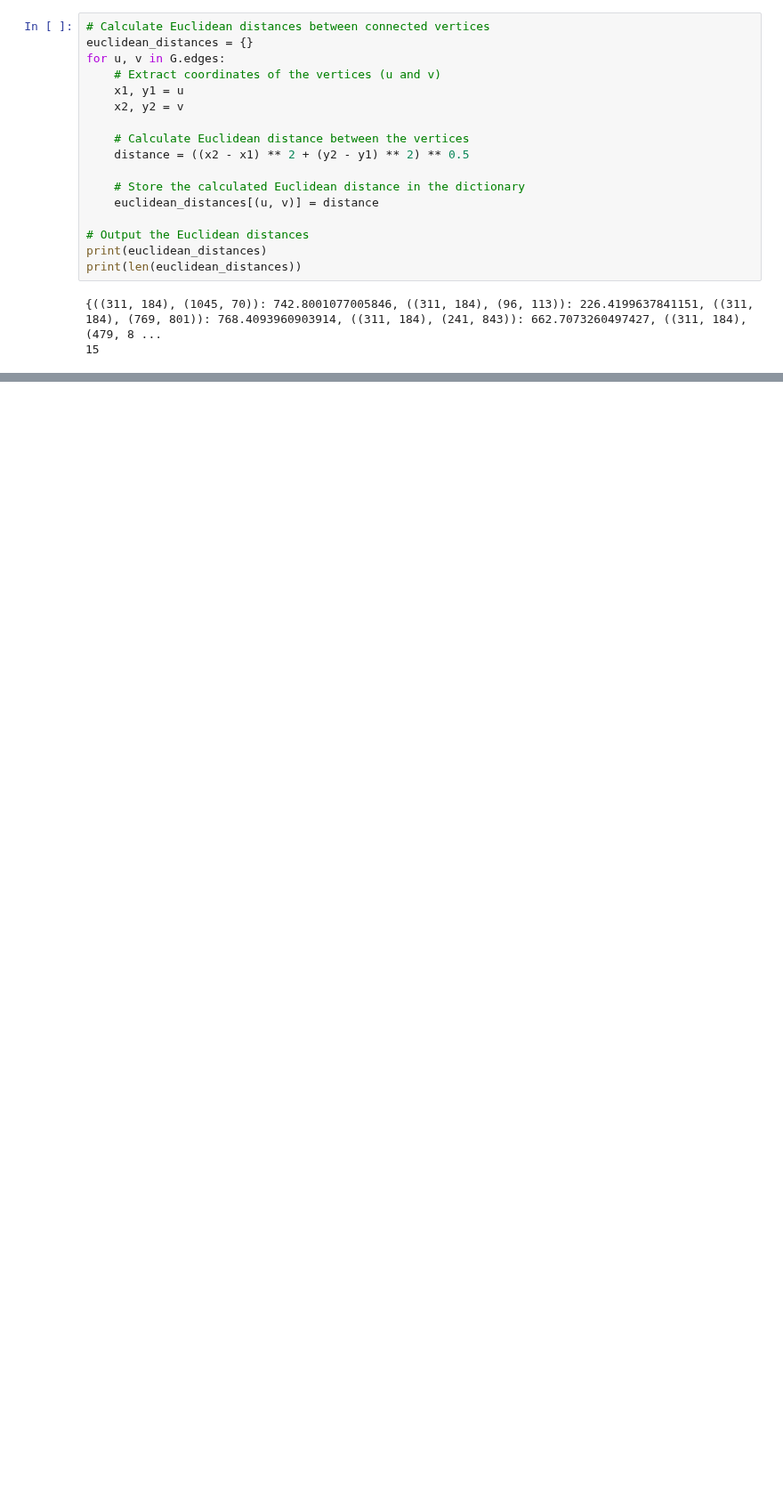
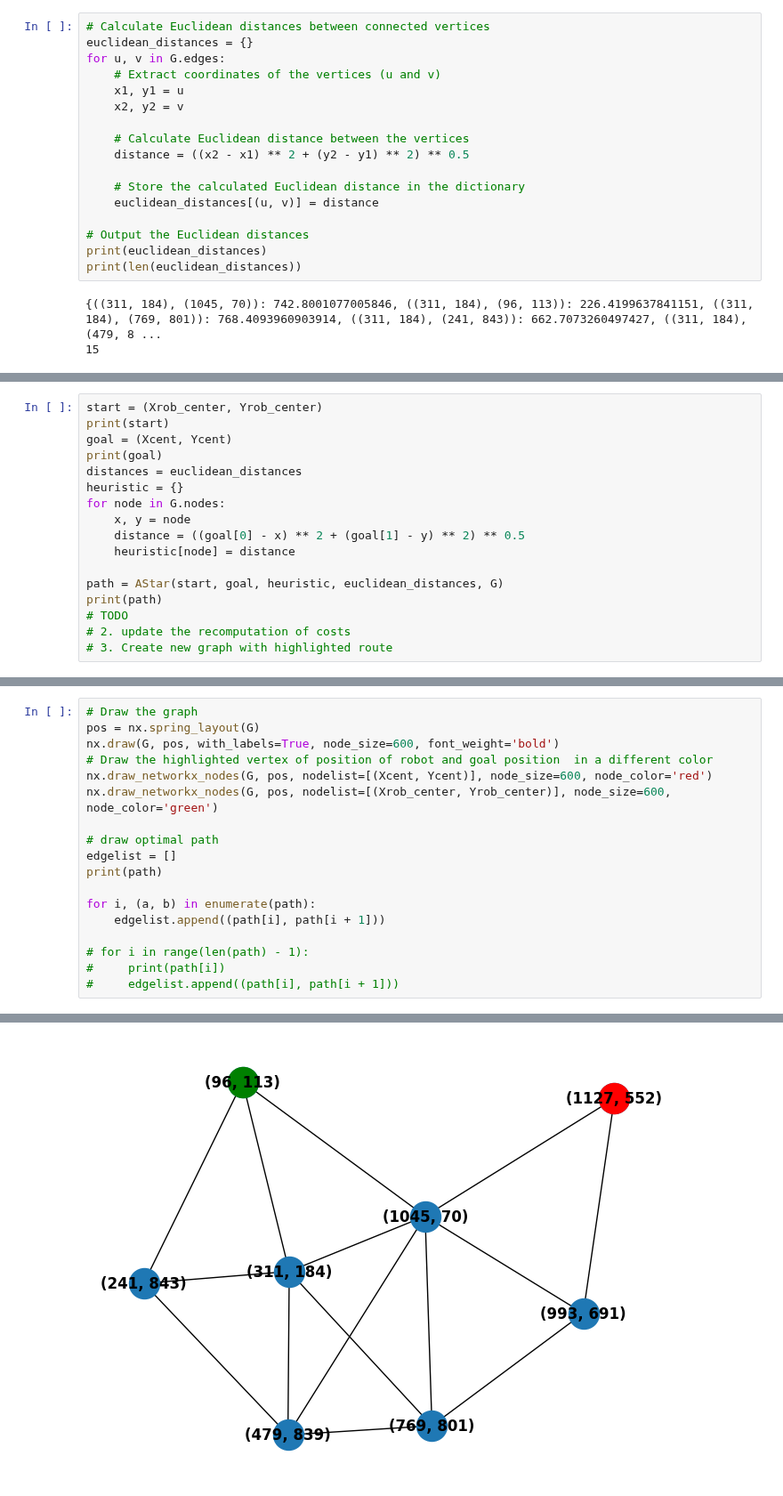
Before and after one commit to Owhenthesaints/Project_Basics_For_Mobile_Robotics, a Jupyter notebook: dependencies/Project path planing (2).ipynb, the cells around one changed output, grey strips where cells are left out. Shown at 89% size. Cells and saved outputs as stored; diff of their text form; blank space fills up the shorter version.

```diff
--- a/dependencies/Project path planing (2).ipynb
+++ b/dependencies/Project path planing (2).ipynb
@@ -320,0 +449,17 @@ print(len(euclidean_distances))
+# %%
+start = (Xrob_center, Yrob_center)
+print(start)
+goal = (Xcent, Ycent)
+print(goal)
+distances = euclidean_distances
+heuristic = {}
+for node in G.nodes:
+    x, y = node
+    distance = ((goal[0] - x) ** 2 + (goal[1] - y) ** 2) ** 0.5
+    heuristic[node] = distance
+
+path = AStar(start, goal, heuristic, euclidean_distances, G)
+print(path)
+# TODO
+# 2. update the recomputation of costs
+# 3. Create new graph with highlighted route
@@ -320,0 +486,19 @@ print(len(euclidean_distances))
+# %%
+# Draw the graph
+pos = nx.spring_layout(G)
+nx.draw(G, pos, with_labels=True, node_size=600, font_weight='bold')
+# Draw the highlighted vertex of position of robot and goal position  in a different color
+nx.draw_networkx_nodes(G, pos, nodelist=[(Xcent, Ycent)], node_size=600, node_color='red')
+nx.draw_networkx_nodes(G, pos, nodelist=[(Xrob_center, Yrob_center)], node_size=600, node_color='green')
+
+# draw optimal path
+edgelist = []
+print(path)
+
+for i, (a, b) in enumerate(path):
+    edgelist.append((path[i], path[i + 1]))
+
+# for i in range(len(path) - 1):
+#     print(path[i])
+#     edgelist.append((path[i], path[i + 1]))
+# %% [output]
@@ -320,0 +507 @@ print(len(euclidean_distances))
+[figure, added]
```
Also changed, not shown: parts of 17 cells of this notebook.
